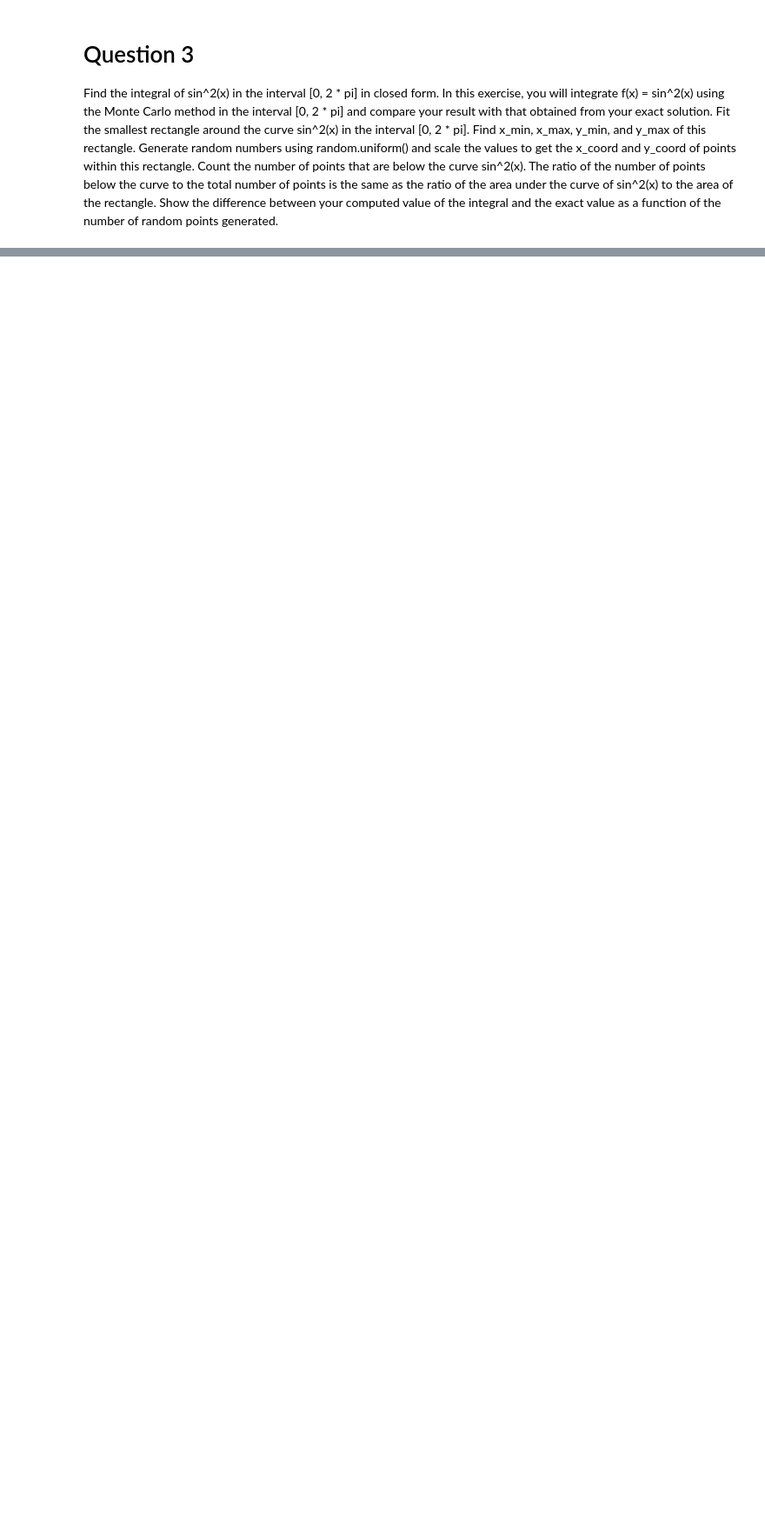
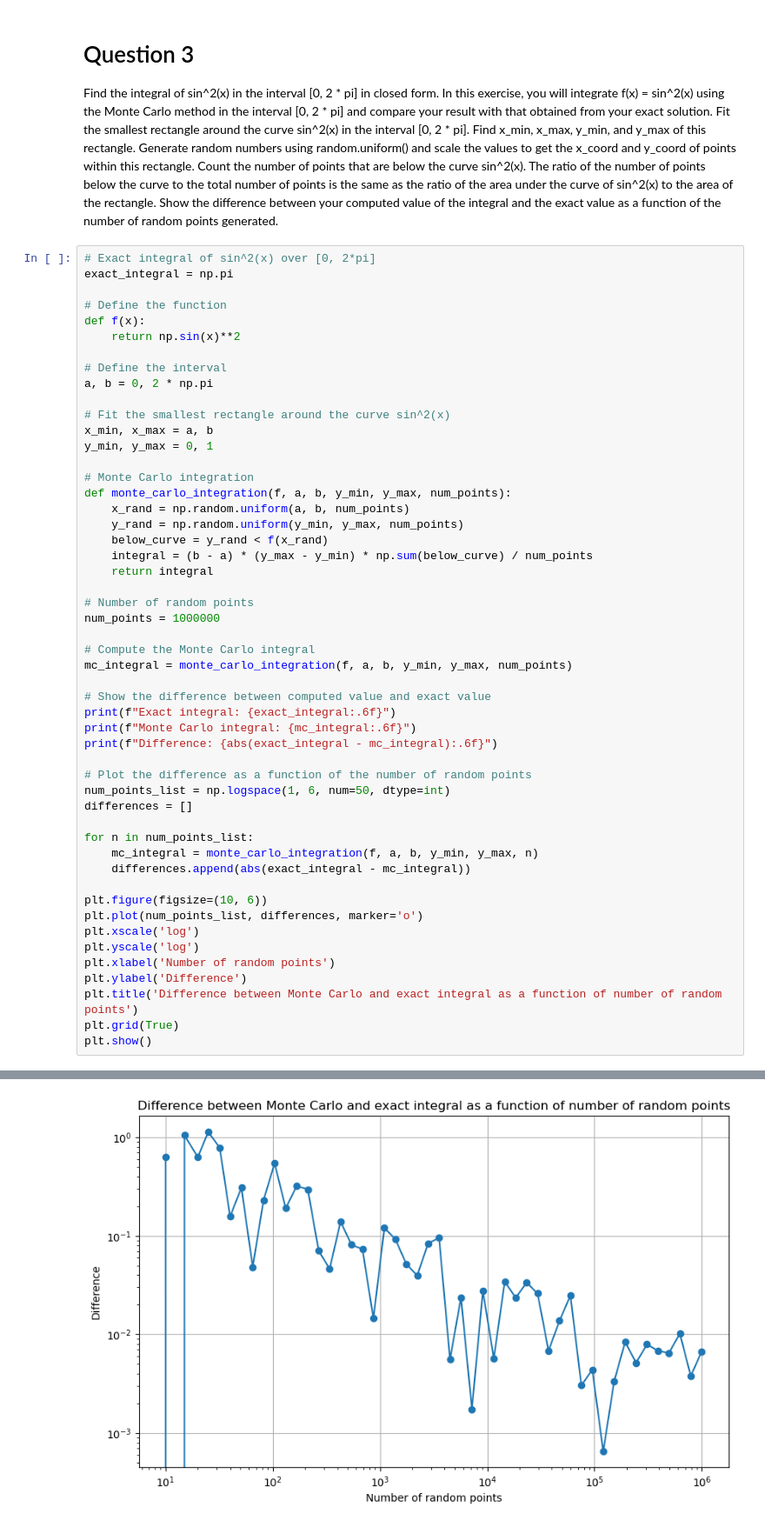
Before and after one commit to Quantum-Impulse/Sci-Comp, a Jupyter notebook: work/A4.ipynb, the cells around one changed output, grey strips where cells are left out. Shown at 87% size. Saved outputs shown, nothing was run; the diff lists cells and outputs as text; blank space fills up the shorter version.

```diff
--- a/work/A4.ipynb
+++ b/work/A4.ipynb
@@ -142,3 +142,55 @@ Local minimum of f5 near x=1.5: x = 2.0669329654235864, f5(x) = 0.36121270510080
 # Question 3
 
 Find the integral of sin^2(x) in the interval [0, 2 * pi] in closed form. In this exercise, you will integrate f(x) = sin^2(x) using the Monte Carlo method in the interval [0, 2 * pi] and compare your result with that obtained from your exact solution. Fit the smallest rectangle around the curve sin^2(x) in the interval [0, 2 * pi]. Find x_min, x_max, y_min, and y_max of this rectangle. Generate random numbers using random.uniform() and scale the values to get the x_coord and y_coord of points within this rectangle. Count the number of points that are below the curve sin^2(x). The ratio of the number of points below the curve to the total number of points is the same as the ratio of the area under the curve of sin^2(x) to the area of the rectangle. Show the difference between your computed value of the integral and the exact value as a function of the number of random points generated.
+# %%
+# Exact integral of sin^2(x) over [0, 2*pi]
+exact_integral = np.pi
+
+# Define the function
+def f(x):
+    return np.sin(x)**2
+
+# Define the interval
+a, b = 0, 2 * np.pi
+
+# Fit the smallest rectangle around the curve sin^2(x)
+x_min, x_max = a, b
+y_min, y_max = 0, 1
+
+# Monte Carlo integration
+def monte_carlo_integration(f, a, b, y_min, y_max, num_points):
+    x_rand = np.random.uniform(a, b, num_points)
+    y_rand = np.random.uniform(y_min, y_max, num_points)
+    below_curve = y_rand < f(x_rand)
+    integral = (b - a) * (y_max - y_min) * np.sum(below_curve) / num_points
+    return integral
+
+# Number of random points
+num_points = 1000000
+
+# Compute the Monte Carlo integral
+mc_integral = monte_carlo_integration(f, a, b, y_min, y_max, num_points)
+
+# Show the difference between computed value and exact value
+print(f"Exact integral: {exact_integral:.6f}")
+print(f"Monte Carlo integral: {mc_integral:.6f}")
+print(f"Difference: {abs(exact_integral - mc_integral):.6f}")
+
+# Plot the difference as a function of the number of random points
+num_points_list = np.logspace(1, 6, num=50, dtype=int)
+differences = []
+
+for n in num_points_list:
+    mc_integral = monte_carlo_integration(f, a, b, y_min, y_max, n)
+    differences.append(abs(exact_integral - mc_integral))
+
+plt.figure(figsize=(10, 6))
+plt.plot(num_points_list, differences, marker='o')
+plt.xscale('log')
+plt.yscale('log')
+plt.xlabel('Number of random points')
+plt.ylabel('Difference')
+plt.title('Difference between Monte Carlo and exact integral as a function of number of random points')
+plt.grid(True)
+plt.show()
+# %% [output]
@@ -145,3 +200,4 @@ Find the integral of sin^2(x) in the interval [0, 2 * pi] in closed form. In thi
+[figure, added]
 # %% [markdown]
 # Question 4
 
```
Also changed, not shown: parts of 3 cells of this notebook.
